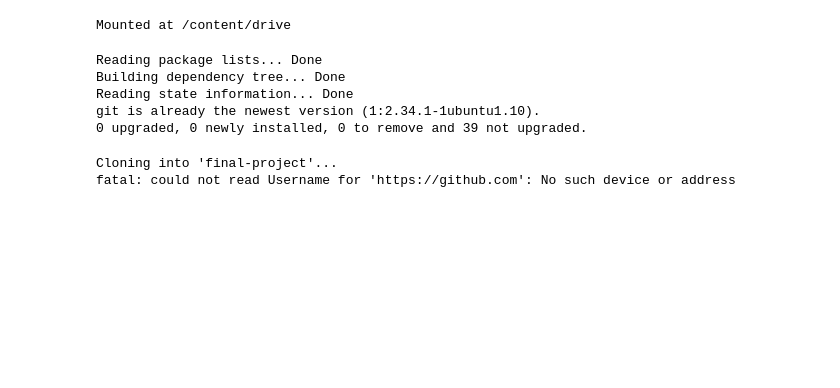
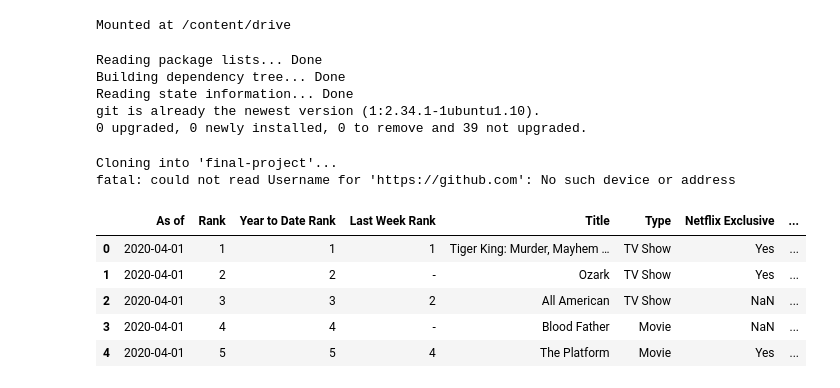
Before and after one commit to Examining-Netflix-Top-Ten-Feature/final-project, a Jupyter notebook: datapreprocessing_dev.ipynb, the cells around one changed output. Drawn from its saved outputs; the diff is of its cells as text; code cells hidden in the pictures; blank space fills up the shorter version.

```diff
--- a/datapreprocessing_dev.ipynb
+++ b/datapreprocessing_dev.ipynb
@@ -20,0 +27,9 @@ fatal: could not read Username for 'https://github.com': No such device or addre
+# %%
+df_top10.head()
+# %% [output]
+|  | As of | Rank | Year to Date Rank | Last Week Rank | Title | Type | Netflix Exclusive | ... |
+| 0 | 2020-04-01 | 1 | 1 | 1 | Tiger King: Murder, Mayhem … | TV Show | Yes | ... |
+| 1 | 2020-04-01 | 2 | 2 | - | Ozark | TV Show | Yes | ... |
+| 2 | 2020-04-01 | 3 | 3 | 2 | All American | TV Show | NaN | ... |
+| 3 | 2020-04-01 | 4 | 4 | - | Blood Father | Movie | NaN | ... |
+| 4 | 2020-04-01 | 5 | 5 | 4 | The Platform | Movie | Yes | ... |
```
Also changed, not shown: parts of 2 cells of this notebook.
